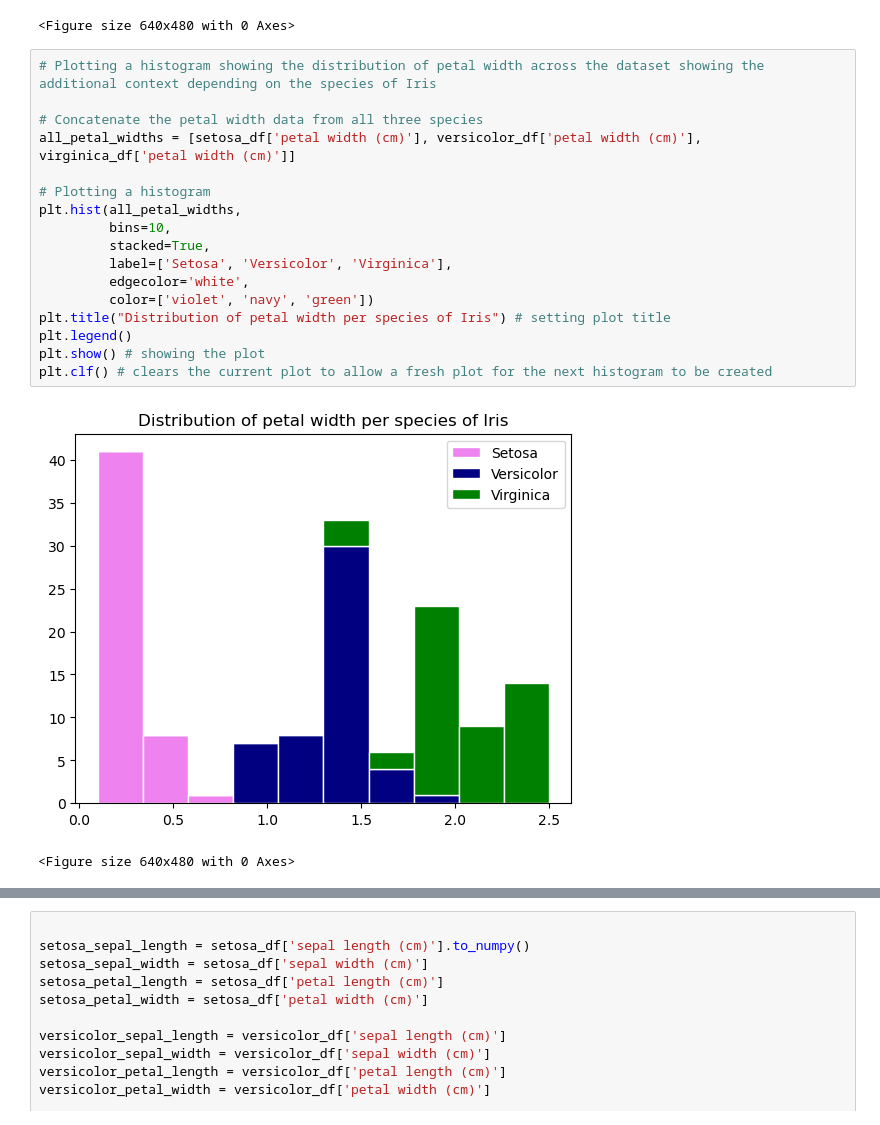
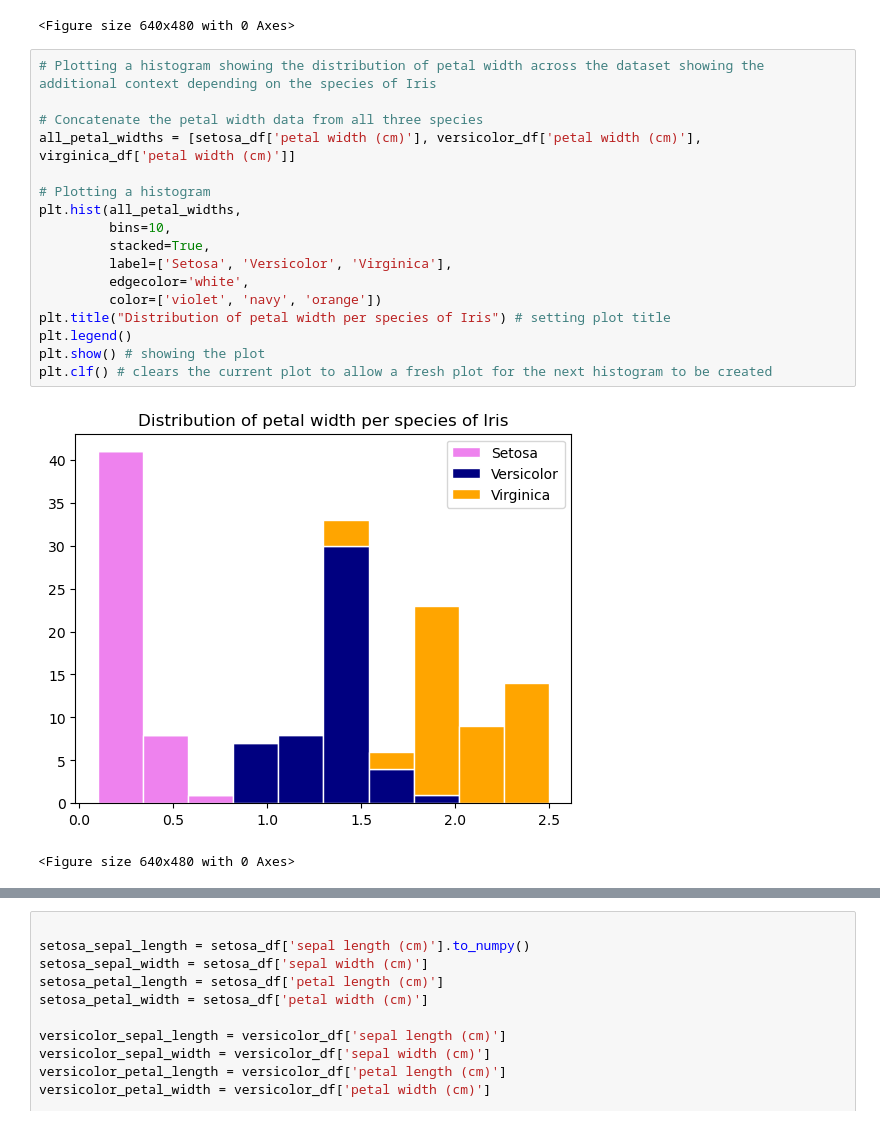
Before and after one commit to Ange-Dvs/pands-project, a Jupyter notebook: iris.ipynb, the cells around one changed output, grey strips where cells are left out. Cells and saved outputs as stored; diff of their text form.

```diff
--- a/iris.ipynb
+++ b/iris.ipynb
@@ -198,20 +266,20 @@ plt.clf() # clears the current plot to allow a fresh plot for the next histogram
 # %%
 # Plotting a histogram showing the distribution of petal width across the dataset showing the additional context depending on the species of Iris
 
 # Concatenate the petal width data from all three species
 all_petal_widths = [setosa_df['petal width (cm)'], versicolor_df['petal width (cm)'], virginica_df['petal width (cm)']]
 
 # Plotting a histogram
 plt.hist(all_petal_widths,
          bins=10,
          stacked=True,
          label=['Setosa', 'Versicolor', 'Virginica'],
          edgecolor='white',
-         color=['violet', 'navy', 'green'])
+         color=['violet', 'navy', 'orange'])
 plt.title("Distribution of petal width per species of Iris") # setting plot title
 plt.legend()
 plt.show() # showing the plot
 plt.clf() # clears the current plot to allow a fresh plot for the next histogram to be created
 # %% [output]
-[figure, old version]
+[figure, new version]
 <Figure size 640x480 with 0 Axes>
```
Also changed, not shown: parts of 10 cells of this notebook, 1 other file.
